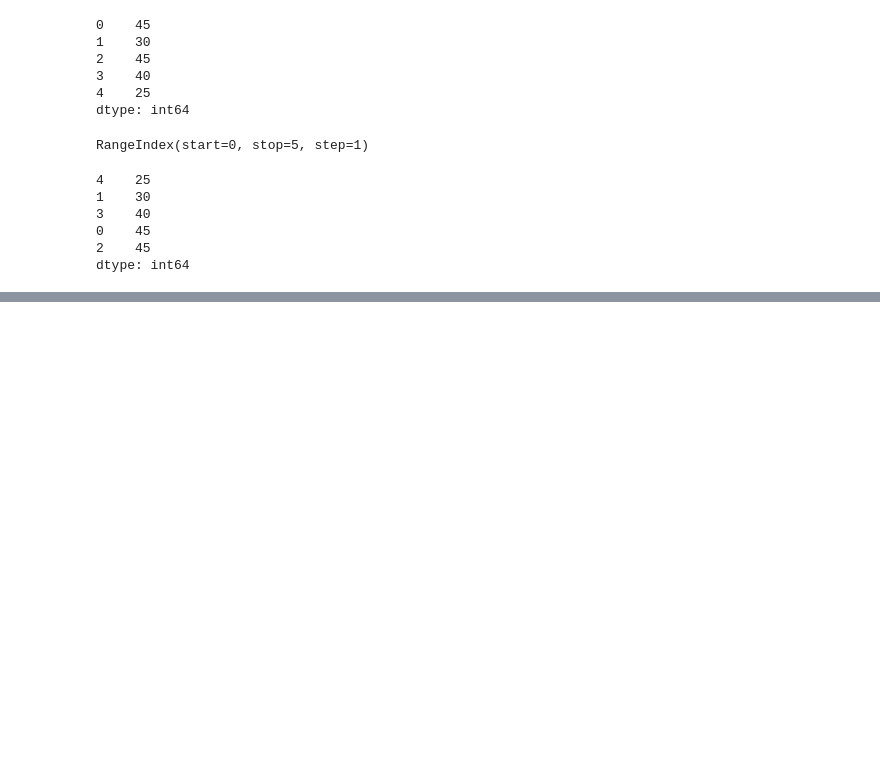
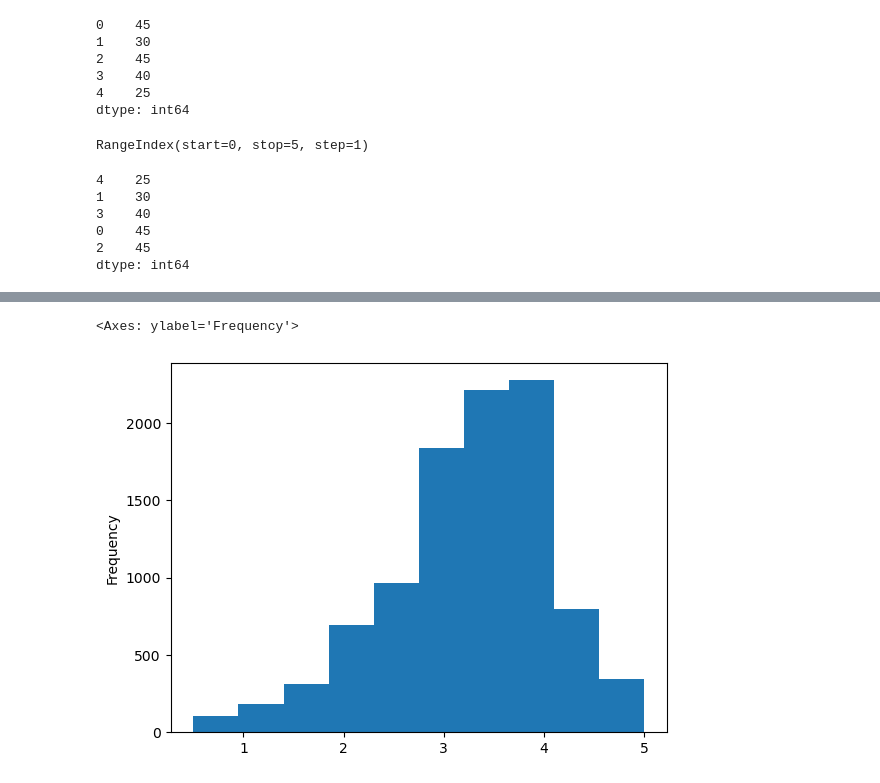
Before and after one commit to gdserafini/alura-data-science, a Jupyter notebook: Curso 1 - Explorando e Analisando Dados/movies_analysis.ipynb, the cells around one changed output, grey strips where cells are left out. Saved outputs shown, nothing was run; the diff lists cells and outputs as text; code cells hidden in the pictures; blank space fills up the shorter version.

```diff
--- a/Curso 1 - Explorando e Analisando Dados/movies_analysis.ipynb
+++ b/Curso 1 - Explorando e Analisando Dados/movies_analysis.ipynb
@@ -165,0 +197,6 @@ dtype: int64
+# %%
+#Cria um "grupo" para valores únicos de id de filme
+#Como um dict onde um id é a chave e os dados referentes são os valores
+ratings_gbmovie_df = ratings_df.groupby('movieId')
+ratings_by_movies_series = ratings_gbmovie_df['ratingValue'].mean()
+ratings_by_movies_series.head()
@@ -165,0 +211,5 @@ dtype: int64
+# %%
+ratings_by_movies_series.plot(kind='hist')
+# %% [output]
+<Axes: ylabel='Frequency'>
+[figure, added]
```
Also changed, not shown: parts of 14 cells of this notebook, 1 other file.
